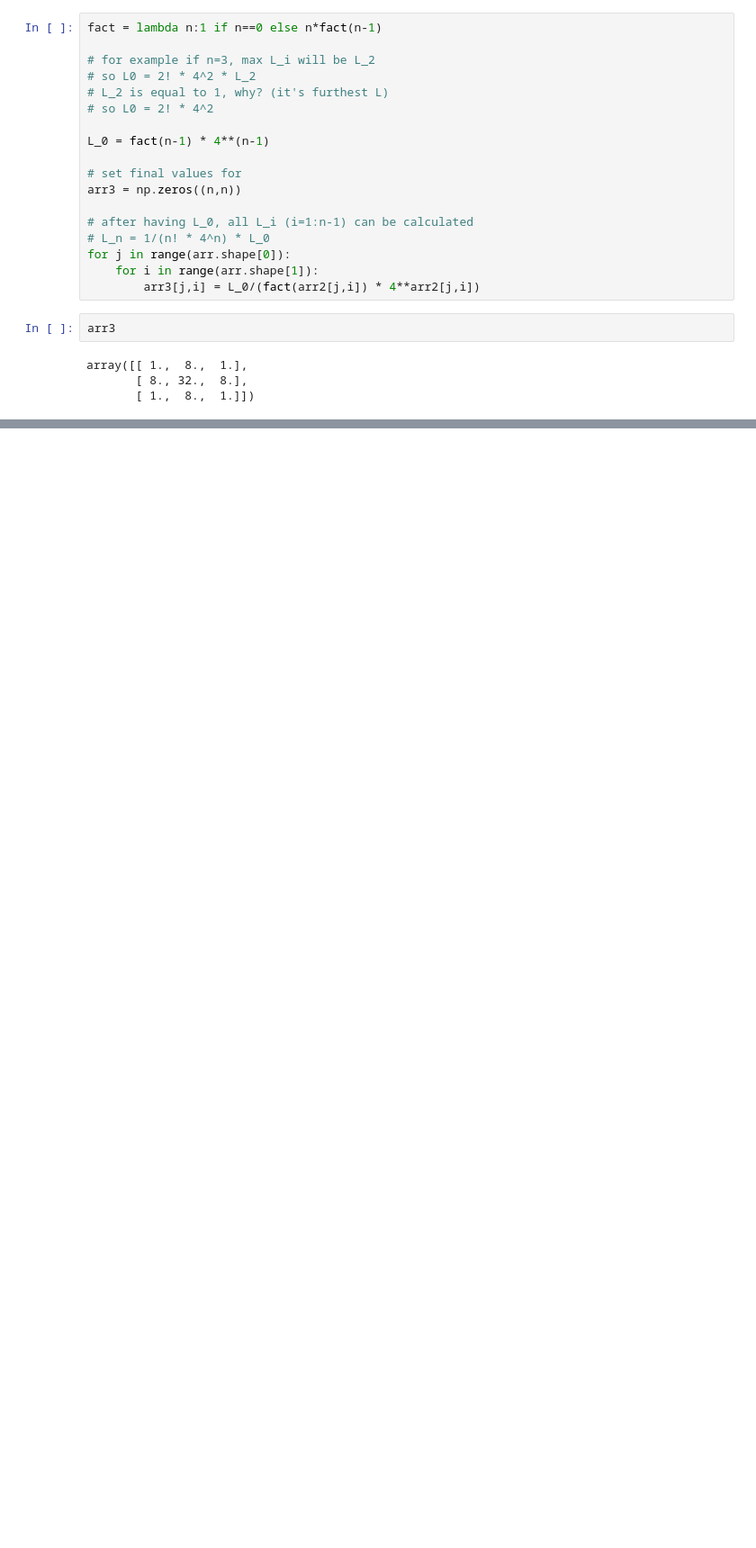
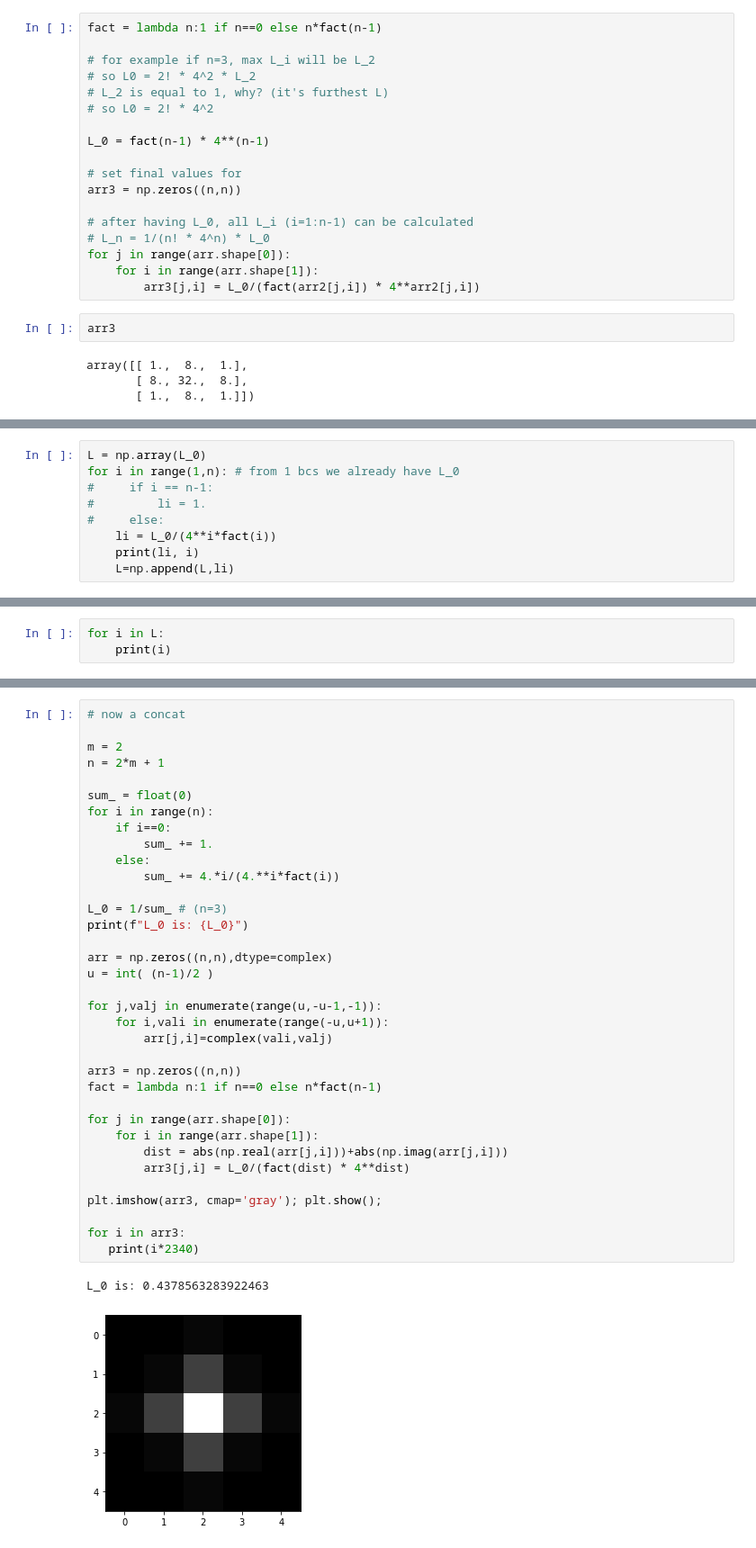
Before and after one commit to amirhdre/DigitalImageProcessing---Spring2021, a Jupyter notebook: HW3-Extra/HW3-Extra-9733023.ipynb, the cells around one changed output, grey strips where cells are left out. Shown at 90% size. Cells and saved outputs as stored; diff of their text form; blank space fills up the shorter version.

```diff
--- a/HW3-Extra/HW3-Extra-9733023.ipynb
+++ b/HW3-Extra/HW3-Extra-9733023.ipynb
@@ -73,0 +114,9 @@ array([[ 1.,  8.,  1.],
+# %%
+L = np.array(L_0)
+for i in range(1,n): # from 1 bcs we already have L_0
+#     if i == n-1:
+#         li = 1.
+#     else:
+    li = L_0/(4**i*fact(i))
+    print(li, i)
+    L=np.append(L,li)
@@ -73,0 +133,3 @@ array([[ 1.,  8.,  1.],
+# %%
+for i in L:
+    print(i)
@@ -73,0 +232,38 @@ array([[ 1.,  8.,  1.],
+# %%
+# now a concat
+
+m = 2
+n = 2*m + 1
+
+sum_ = float(0)
+for i in range(n):
+    if i==0:
+        sum_ += 1.
+    else:
+        sum_ += 4.*i/(4.**i*fact(i))
+
+L_0 = 1/sum_ # (n=3)
+print(f"L_0 is: {L_0}")
+
+arr = np.zeros((n,n),dtype=complex)
+u = int( (n-1)/2 )
+
+for j,valj in enumerate(range(u,-u-1,-1)):
+    for i,vali in enumerate(range(-u,u+1)):
+        arr[j,i]=complex(vali,valj)
+
+arr3 = np.zeros((n,n))
+fact = lambda n:1 if n==0 else n*fact(n-1)
+
+for j in range(arr.shape[0]):
+    for i in range(arr.shape[1]):
+        dist = abs(np.real(arr[j,i]))+abs(np.imag(arr[j,i]))
+        arr3[j,i] = L_0/(fact(dist) * 4**dist)
+
+plt.imshow(arr3, cmap='gray'); plt.show();
+
+for i in arr3:
+   print(i*2340)
+# %% [output]
+L_0 is: 0.4378563283922463
+[figure, added]
```
Also changed, not shown: parts of 30 cells of this notebook, 4 other files.
